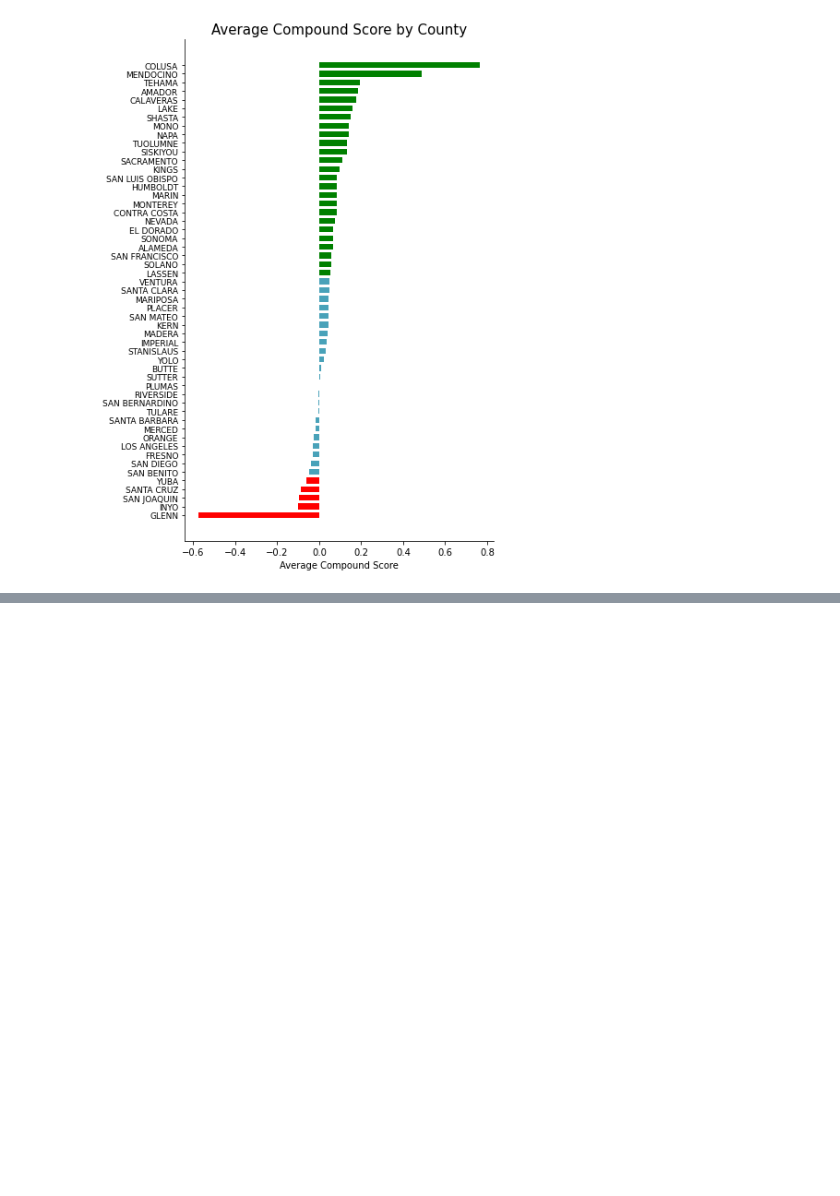
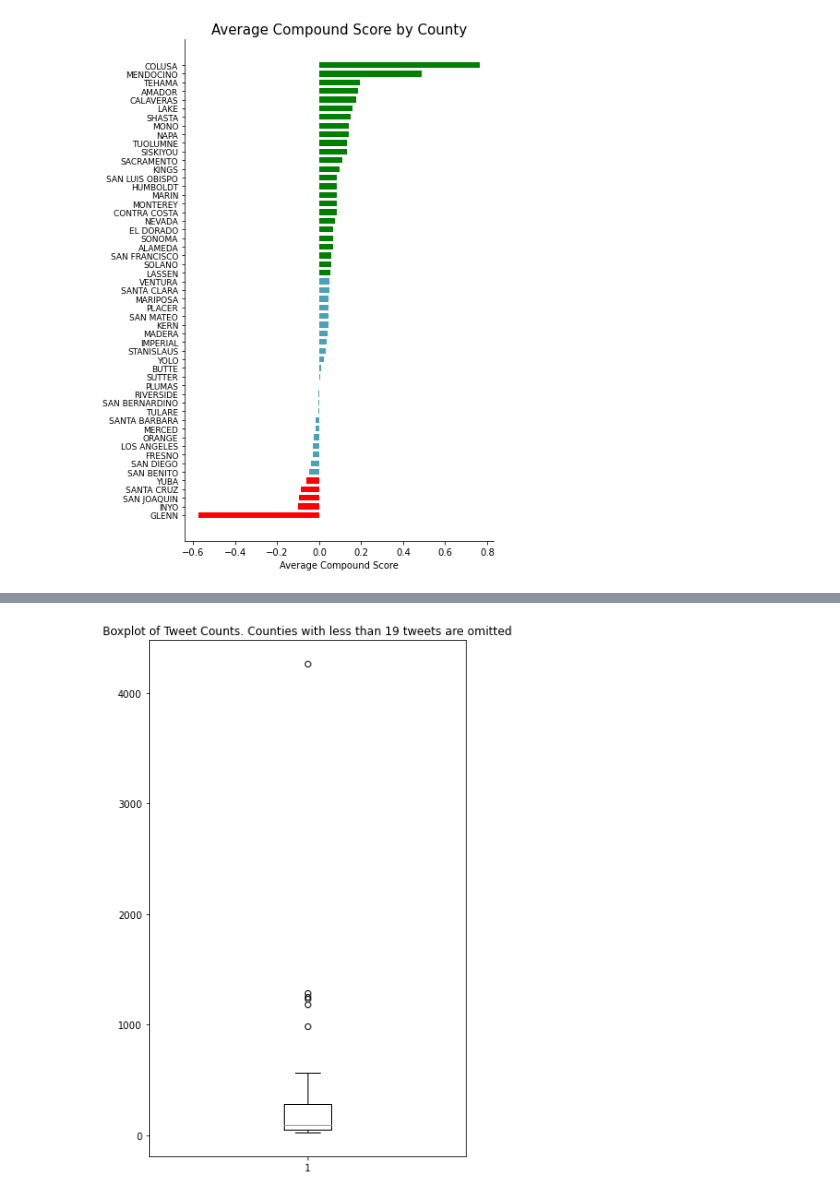
Before and after one commit to Isaac1o/CDFW, a Jupyter notebook: twitter/coyotes/geo_grid/notebooks/sentiment_analysis.ipynb, the cells around one changed output, grey strips where cells are left out. Cells and saved outputs as stored; diff of their text form; code cells hidden in the pictures; blank space fills up the shorter version.

```diff
--- a/twitter/coyotes/geo_grid/notebooks/sentiment_analysis.ipynb
+++ b/twitter/coyotes/geo_grid/notebooks/sentiment_analysis.ipynb
@@ -155,0 +184,13 @@ plt.show()
+# %%
+count_by_county = tweet_count_by_count.reset_index().rename(columns={'compound_sent_score': 'tweet_count'})
+# %%
+# Select counties with num_tweets > cutoff
+cutoff = tweet_count_by_count.quantile(.3)
+count_by_county_cf = count_by_county[count_by_county['tweet_count'] > cutoff]
+# %%
+fig, ax = plt.subplots(figsize=(6, 10))
+ax.boxplot(count_by_county_cf['tweet_count'])
+ax.set_title(f'Boxplot of Tweet Counts. Counties with less than {int(cutoff)} tweets are omitted')
+plt.show()
+# %% [output]
+[figure, added]
```
Also changed, not shown: parts of 34 cells of this notebook, 7 other files.
